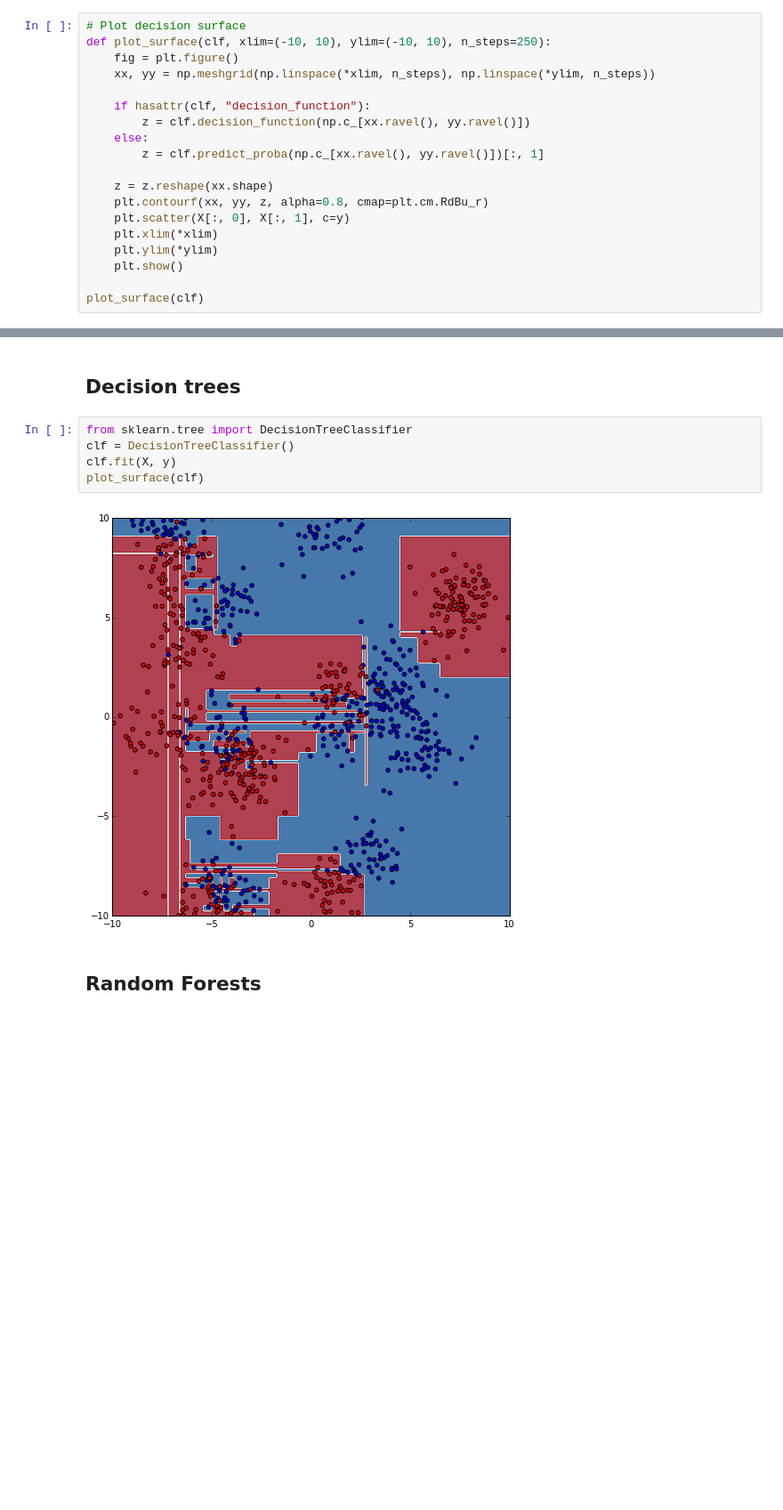
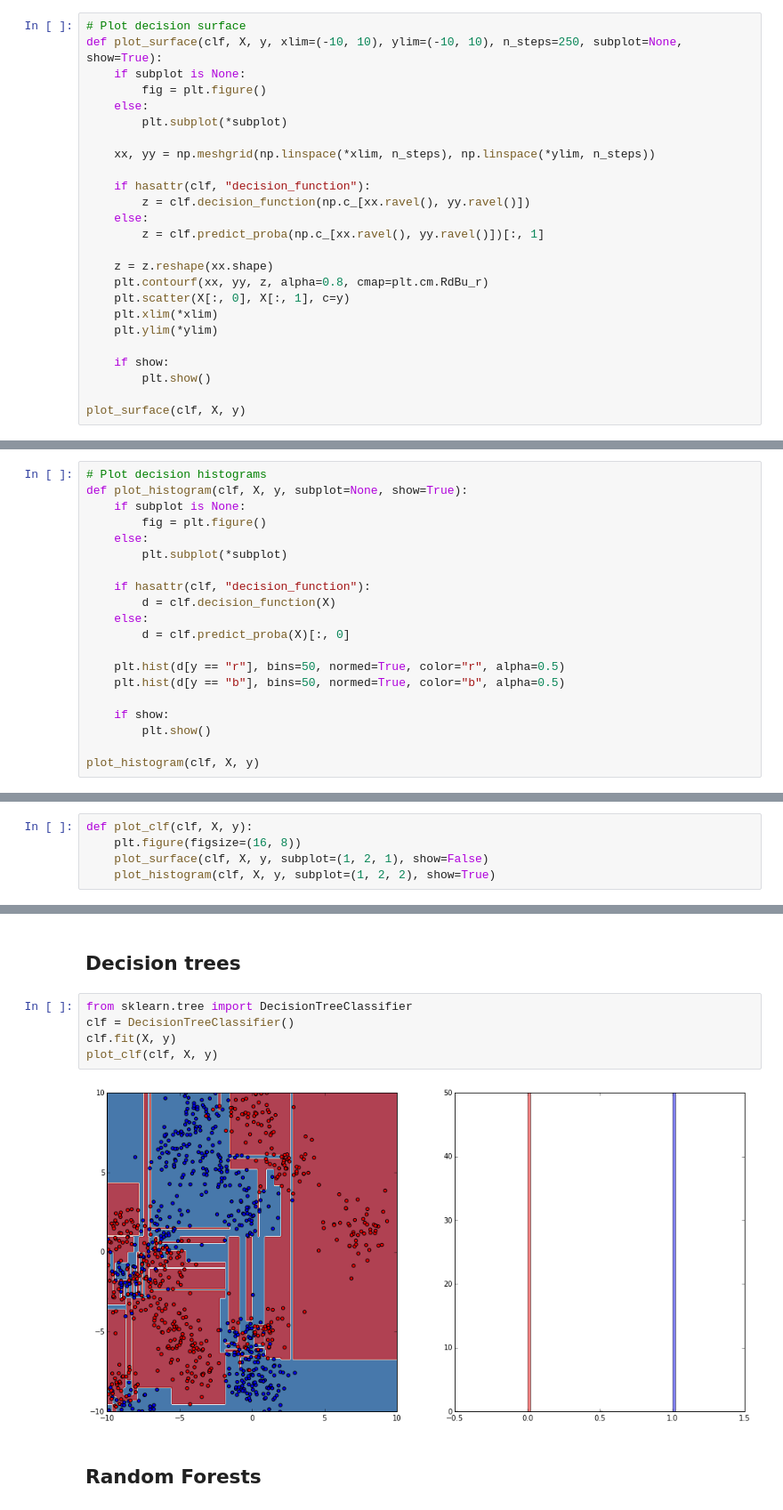
Before and after one commit to glouppe/tutorials-scikit-learn, a Jupyter notebook: An introduction to Machine Learning with Scikit-Learn.ipynb, the cells around one changed output, grey strips where cells are left out. Shown at 89% size. Drawn from its saved outputs; the diff is of its cells as text; blank space fills up the shorter version.

```diff
--- a/An introduction to Machine Learning with Scikit-Learn.ipynb
+++ b/An introduction to Machine Learning with Scikit-Learn.ipynb
@@ -233,7 +233,11 @@ print(clf.predict_proba(X[:5]))
 # %%
 # Plot decision surface
-def plot_surface(clf, xlim=(-10, 10), ylim=(-10, 10), n_steps=250):
-    fig = plt.figure()
+def plot_surface(clf, X, y, xlim=(-10, 10), ylim=(-10, 10), n_steps=250, subplot=None, show=True):
+    if subplot is None:
+        fig = plt.figure()
+    else:
+        plt.subplot(*subplot)
+
     xx, yy = np.meshgrid(np.linspace(*xlim, n_steps), np.linspace(*ylim, n_steps))
 
     if hasattr(clf, "decision_function"):
@@ -246,7 +250,9 @@ def plot_surface(clf, xlim=(-10, 10), ylim=(-10, 10), n_steps=250):
     plt.scatter(X[:, 0], X[:, 1], c=y)
     plt.xlim(*xlim)
     plt.ylim(*ylim)
-    plt.show()
 
-plot_surface(clf)
+    if show:
+        plt.show()
+
+plot_surface(clf, X, y)
 # %% [output]
@@ -253,0 +260,20 @@ plot_surface(clf)
+# %%
+# Plot decision histograms
+def plot_histogram(clf, X, y, subplot=None, show=True):
+    if subplot is None:
+        fig = plt.figure()
+    else:
+        plt.subplot(*subplot)
+
+    if hasattr(clf, "decision_function"):
+        d = clf.decision_function(X)
+    else:
+        d = clf.predict_proba(X)[:, 0]
+
+    plt.hist(d[y == "r"], bins=50, normed=True, color="r", alpha=0.5)
+    plt.hist(d[y == "b"], bins=50, normed=True, color="b", alpha=0.5)
+
+    if show:
+        plt.show()
+
+plot_histogram(clf, X, y)
@@ -254,3 +282,8 @@ plot_surface(clf)
+# %%
+def plot_clf(clf, X, y):
+    plt.figure(figsize=(16, 8))
+    plot_surface(clf, X, y, subplot=(1, 2, 1), show=False)
+    plot_histogram(clf, X, y, subplot=(1, 2, 2), show=True)
 # %% [markdown]
 # Classifier zoo
 # %% [markdown]
@@ -258,10 +291,10 @@ plot_surface(clf)
 # %%
 from sklearn.tree import DecisionTreeClassifier
 clf = DecisionTreeClassifier()
 clf.fit(X, y)
-plot_surface(clf)
+plot_clf(clf, X, y)
 # %% [output]
-[figure, old version]
+[figure, new version]
 # %% [markdown]
 ## Random Forests
 # %%
```
Also changed, not shown: parts of 21 cells of this notebook.
